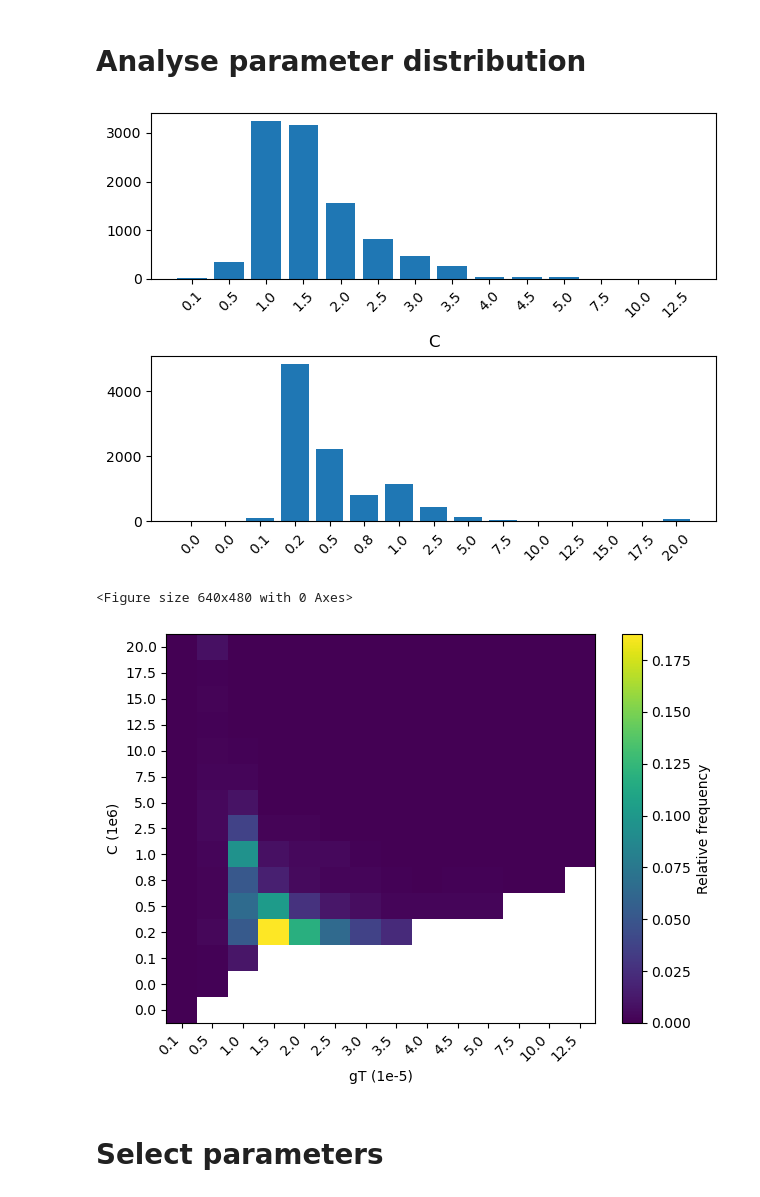
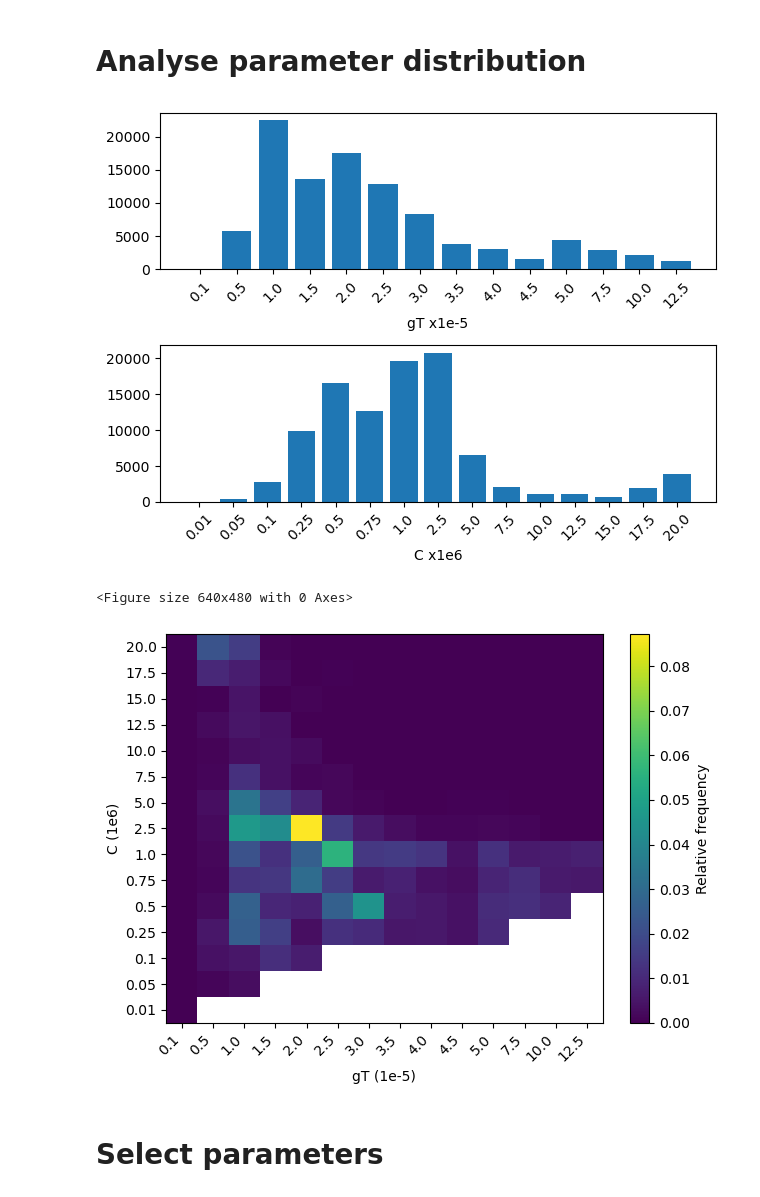
Before and after one commit to ismip/ismip7-antarctic-ocean-forcing, a Jupyter notebook: parameterisations/parameter_selection_pico_example.ipynb, the cells around one changed output. Drawn from its saved outputs; the diff is of its cells as text; code cells hidden in the pictures.

Commit message:
Update PICO example with new datasets, introduce uncertainty range sampling based on marginal distributions

```diff
--- a/parameterisations/parameter_selection_pico_example.ipynb
+++ b/parameterisations/parameter_selection_pico_example.ipynb
@@ -43,7 +43,7 @@ pism_dutrieux_2012_ensemble = "pism_16_ismip7_picotest_Dutrieux_2012_initmip8km"
 # %%
 # Load ensembles
 
-deltaTrange = "pm05" # "pm1"
+deltaTrange = "pm15_all" # allow deltaT corrections of +-1.5 degree
 
 pd_ensemble = xr.load_dataset('Ensemble_'+pism_present_day_ensemble+'_optimaldeltaT_'+deltaTrange+'.nc', drop_variables=['timestamp'])
 mathiot_cold_ensemble = xr.load_dataset('Ensemble_'+pism_mathiot_cold_ensemble+'_optimaldeltaT_'+deltaTrange+'.nc', drop_variables=['timestamp'])
@@ -87,9 +92,9 @@ obs_ensemble['melt_rate'] = obs_ensemble['melt_rate']*ice_density
 # %% [markdown]
 # Load target data
 # %%
-MeltDataImbie = pd.read_csv(os.path.join(data_path, 'meltobs','Melt_Paolo_Err_Adusumilli_imbie2_v3.csv'), index_col=0) # Aggregated per imbier basin
+MeltDataImbie = pd.read_csv(os.path.join(data_path, 'meltobs','Melt_Paolo_Davison_Adusumilli_imbie2.csv'), index_col=0) # Aggregated per imbier basin
 
-buttressing_target = xr.load_dataset(os.path.join(data_path, 'meltobs',"melt_target_term2.nc"))
+buttressing_target = xr.load_dataset(os.path.join(data_path, 'meltobs',"melt_target_term2_v3.nc"))
 
 cold_target = xr.load_dataset(os.path.join(data_path, 'ocean_modelling_data',"melt_cold_target_term3.nc"))
 warm_target = xr.load_dataset(os.path.join(data_path, 'ocean_modelling_data',"melt_warm_target_term3.nc"))
@@ -152,7 +157,7 @@ t4_model, t4_obs_mean, t4_obs_sigma = calculate_term4(obs_ensemble, region_label
 #(basins_m.basins==14).plot()
 # %%
 t1_weights = xr.DataArray(
-    t1_obs_mean*0+1,
+    t1_model.isel(p1=0,p2=0)*0+1,
     dims=["basins"],
     coords={"basins": t1_model.basins.values}
 )
@@ -194,7 +199,7 @@ t4_weights = t4_weights.where((t4_weights.year ==2009) | (t4_weights.year==2012)
 # %% [markdown]
 # Sample
 # %%
-sample_size=10000
+sample_size=100000
 
 min_p1, min_p2 = calculate_objective_function(
     sample_size,
@@ -208,28 +213,28 @@ min_p1, min_p2 = calculate_objective_function(
 # %%
 fig,axes = plt.subplots(2,1, sharex=False, sharey=False)
 ax = axes.flatten()[0]
 
 bin_edges = np.array( np.append(pd_ensemble.p2.values[0]*0.5, pd_ensemble.p2.values*1.1) )
-counts_p1, _ = np.histogram(np.array(min_p2), bins= bin_edges)
-positions = np.arange(len(counts_p1))
-ax.bar(positions, counts_p1, width=0.8)
+counts_p2, _ = np.histogram(np.array(min_p2), bins= bin_edges)
+positions = np.arange(len(counts_p2))
+ax.bar(positions, counts_p2, width=0.8)
 labels = np.round(pd_ensemble.p2.values*1e5, 1)
 ax.set_xticks(positions, labels, rotation=45)
-#ax.set_title('gT')
+ax.set_xlabel('gT x1e-5')
 
 ax = axes.flatten()[1]
 bin_edges = np.array( np.append(pd_ensemble.p1.values[0]*0.5, pd_ensemble.p1.values+0.001e6) )
-counts_p2, _ = np.histogram(np.array(min_p1), bins= bin_edges)
-positions = np.arange(len(counts_p2))
-ax.bar(positions, counts_p2, width=0.8)
-labels = np.round(pd_ensemble.p1.values/1e6, 1)
+counts_p1, _ = np.histogram(np.array(min_p1), bins= bin_edges)
+positions = np.arange(len(counts_p1))
+ax.bar(positions, counts_p1, width=0.8)
+labels = np.round(pd_ensemble.p1.values/1e6, 2)
 ax.set_xticks(positions, labels, rotation=45)
-ax.set_title('C')
+ax.set_xlabel('C x1e6')
 plt.tight_layout()
 
 plt.savefig(os.path.join(figure_dir,pism_present_day_ensemble+'_Hists_Sample_'+deltaTrange+'.png'))
 # %% [output]
-[figure, old version]
+[figure, new version]
 # %%
 fig,axes = plt.subplots(1,1, sharex=False, sharey=False)
 ax = axes
@@ -245,10 +250,10 @@ counts_masked = np.ma.masked_where(invalid.values==True, counts.T)
 
 im = ax.pcolormesh(np.arange(len(x_edges)), np.arange(len(y_edges)),
                     #counts.T/sample_size, cmap='viridis', shading='auto', vmin=0 #, vmax=1000
-                    counts_masked/sample_size, cmap='viridis', shading='auto', #vmin=0 , vmax=100/sample_size
+                    counts_masked/sample_size, cmap='viridis', shading='auto',
                   )
 
-y_labels = np.round(pd_ensemble.p1.values/1e6, 1)
+y_labels = np.round(pd_ensemble.p1.values/1e6, 2)
 x_labels = np.round(pd_ensemble.p2.values*1e5, 1)
 
 # Set tick positions and labels
@@ -265,6 +270,6 @@ plt.tight_layout()
 plt.savefig(os.path.join(figure_dir,pism_present_day_ensemble+'_Hist2D_Sample_'+deltaTrange+'.png'))
 # %% [output]
 <Figure size 640x480 with 0 Axes>
-[figure, old version]
+[figure, new version]
 # %% [markdown]
 # Select parameters
```
Also changed, not shown: parts of 24 cells of this notebook, 1 other file.
